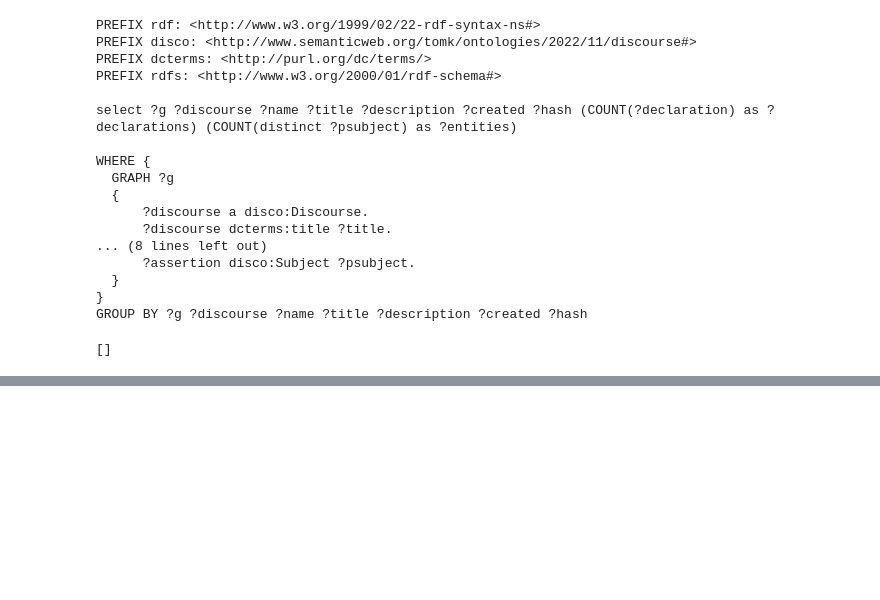
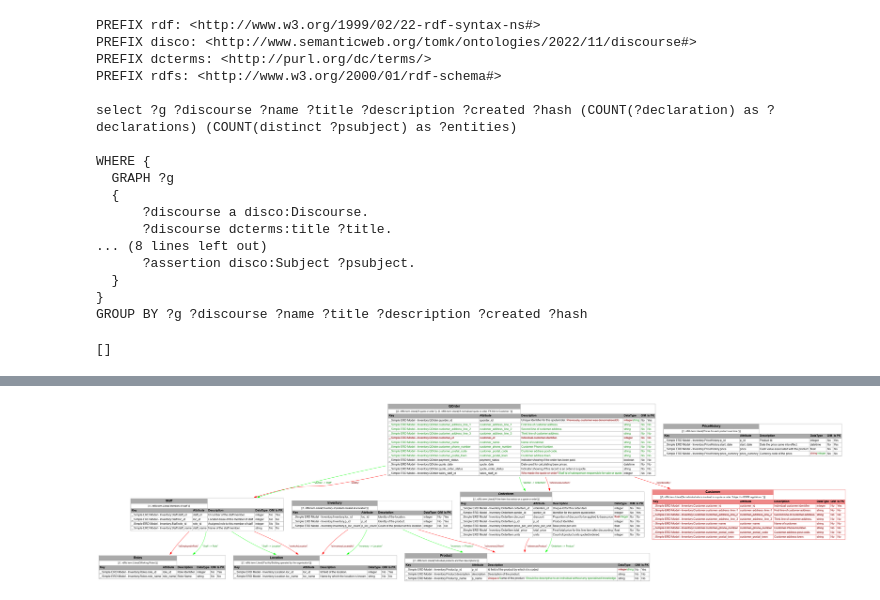
Before and after one commit to MrTomKimber/datamodels, a Jupyter notebook: IDE/Fuseki IO Development VI.ipynb, the cells around one changed output, grey strips where cells are left out. Saved outputs shown, nothing was run; the diff lists cells and outputs as text; code cells hidden in the pictures; blank space fills up the shorter version.

```diff
--- a/IDE/Fuseki IO Development VI.ipynb
+++ b/IDE/Fuseki IO Development VI.ipynb
@@ -352,0 +375,4 @@ visualize(t2rdflibg(s1))
+# %%
+display(Image(DMEAR_vis.DMEAR_vizdiff_to_graph(s1, s2, option_dict, v_type="png")))
+# %% [output]
+[figure, added]
```
Also changed, not shown: parts of 36 cells of this notebook, 5 other files.
